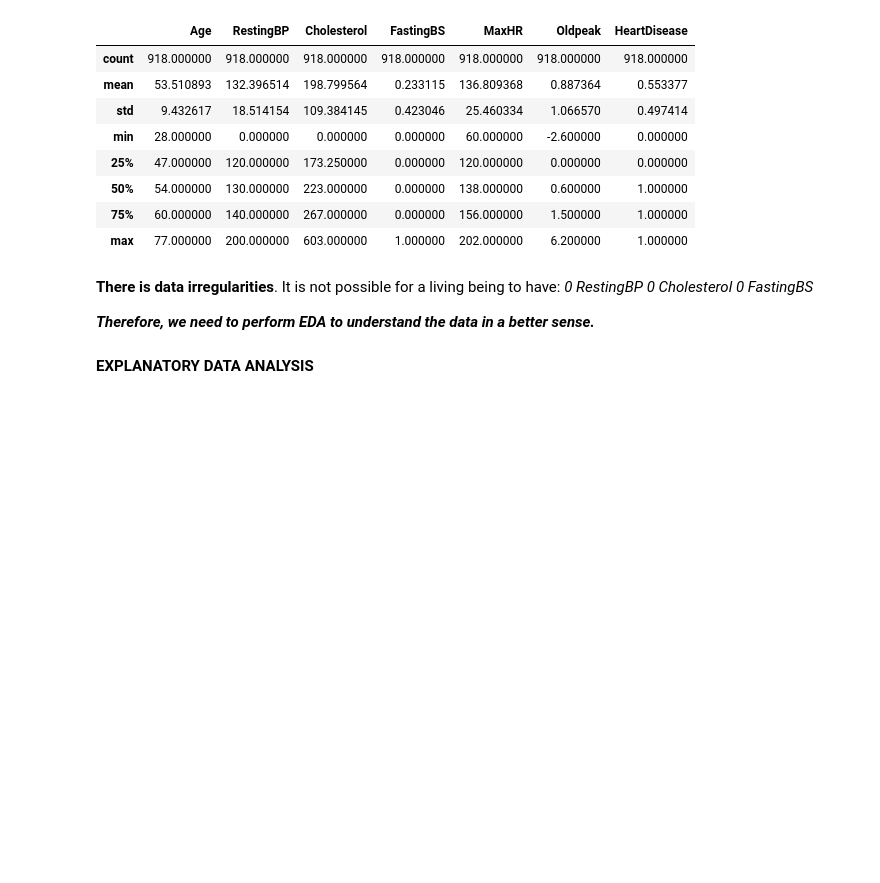
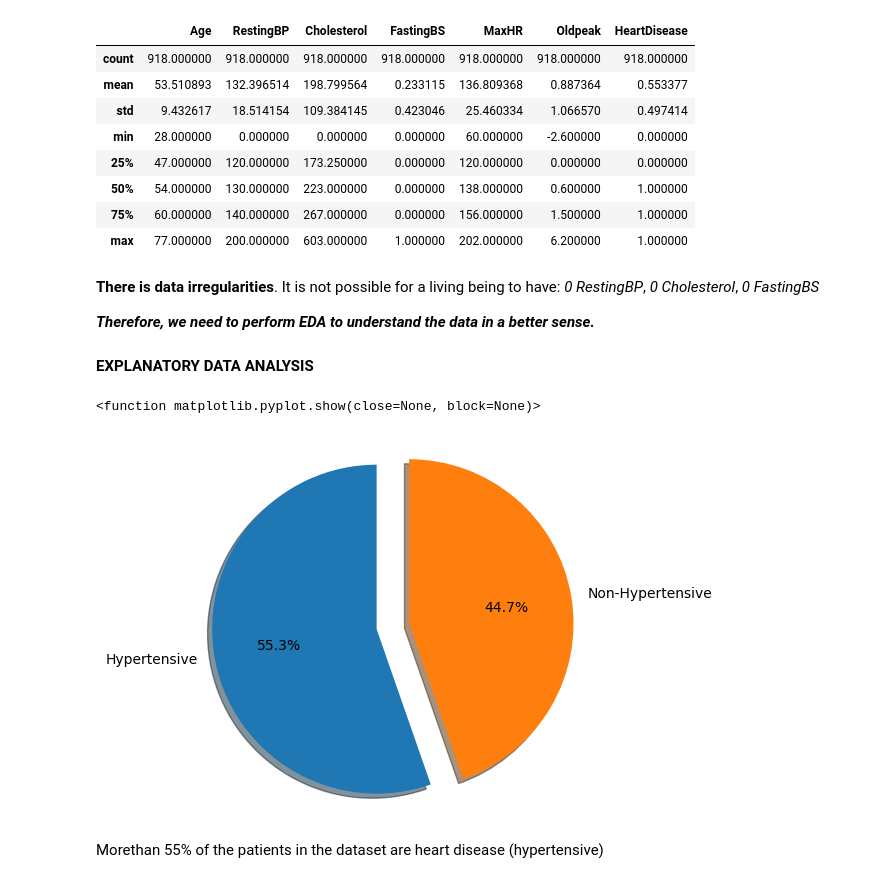
Before and after one commit to elsunais6167/heart_disease_prediction, a Jupyter notebook: alogrithms.ipynb, the cells around one changed output. Cells and saved outputs as stored; diff of their text form; code cells hidden in the pictures; blank space fills up the shorter version.

```diff
--- a/alogrithms.ipynb
+++ b/alogrithms.ipynb
@@ -80,10 +80,26 @@ data.describe()
 # %% [markdown]
 **There is data irregularities**.
 It is not possible for a living being to have:
-*0 RestingBP*
-*0 Cholesterol*
+*0 RestingBP*,
+*0 Cholesterol*,
 *0 FastingBS*
 
 ***Therefore, we need to perform EDA to understand the data in a better sense.***
 # %% [markdown]
 **EXPLANATORY DATA ANALYSIS**
+# %%
+#percentage of heart disease
+
+heart_counts = data['HeartDisease'].value_counts()
+labels = 'Hypertensive', 'Non-Hypertensive'
+explode = (0.1,0.1)
+
+ax = plt.subplot()
+ax.pie(heart_counts, explode=explode, labels=labels, autopct='%1.1f%%', shadow=True, startangle=90)
+ax.axis('equal')
+plt.show
+# %% [output]
+<function matplotlib.pyplot.show(close=None, block=None)>
+[figure, added]
+# %% [markdown]
+Morethan 55% of the patients in the dataset are heart disease (hypertensive)
```
